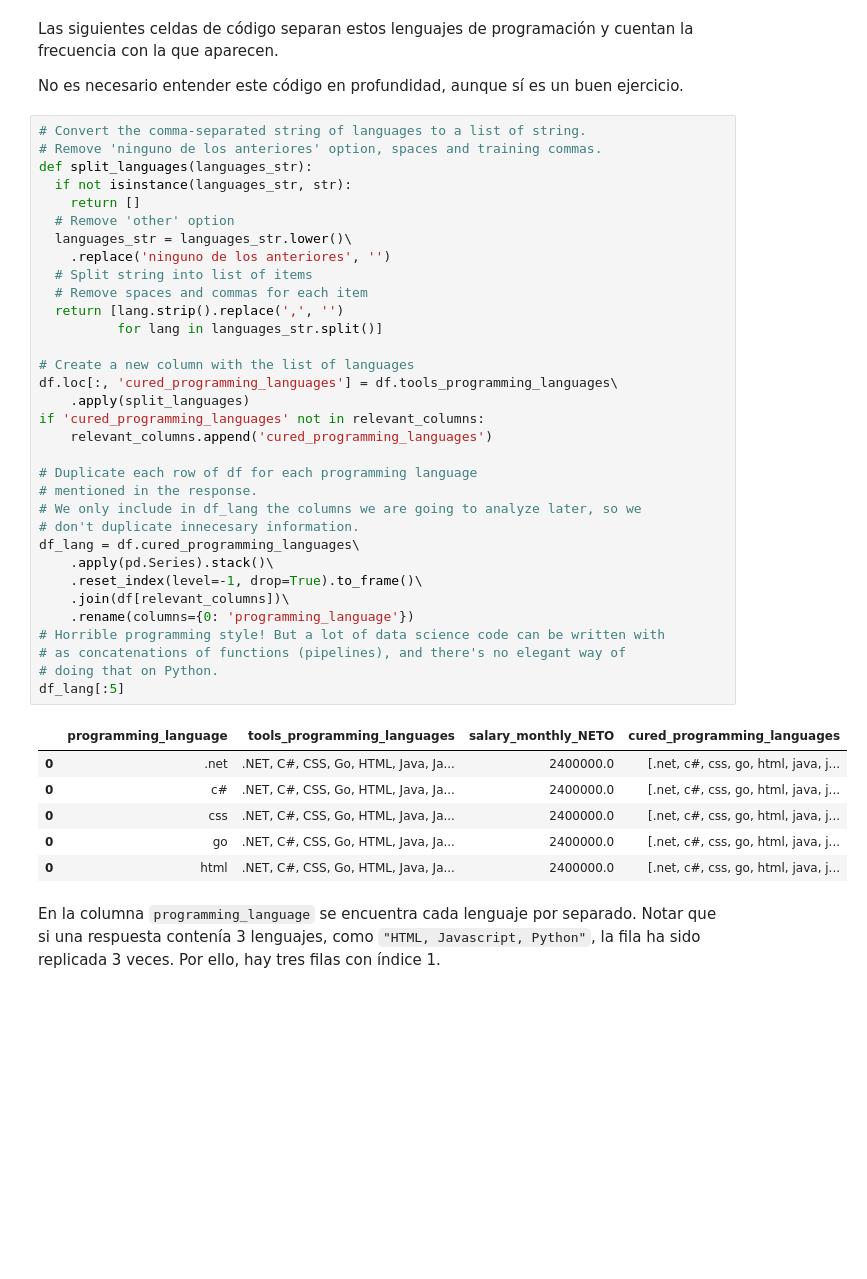
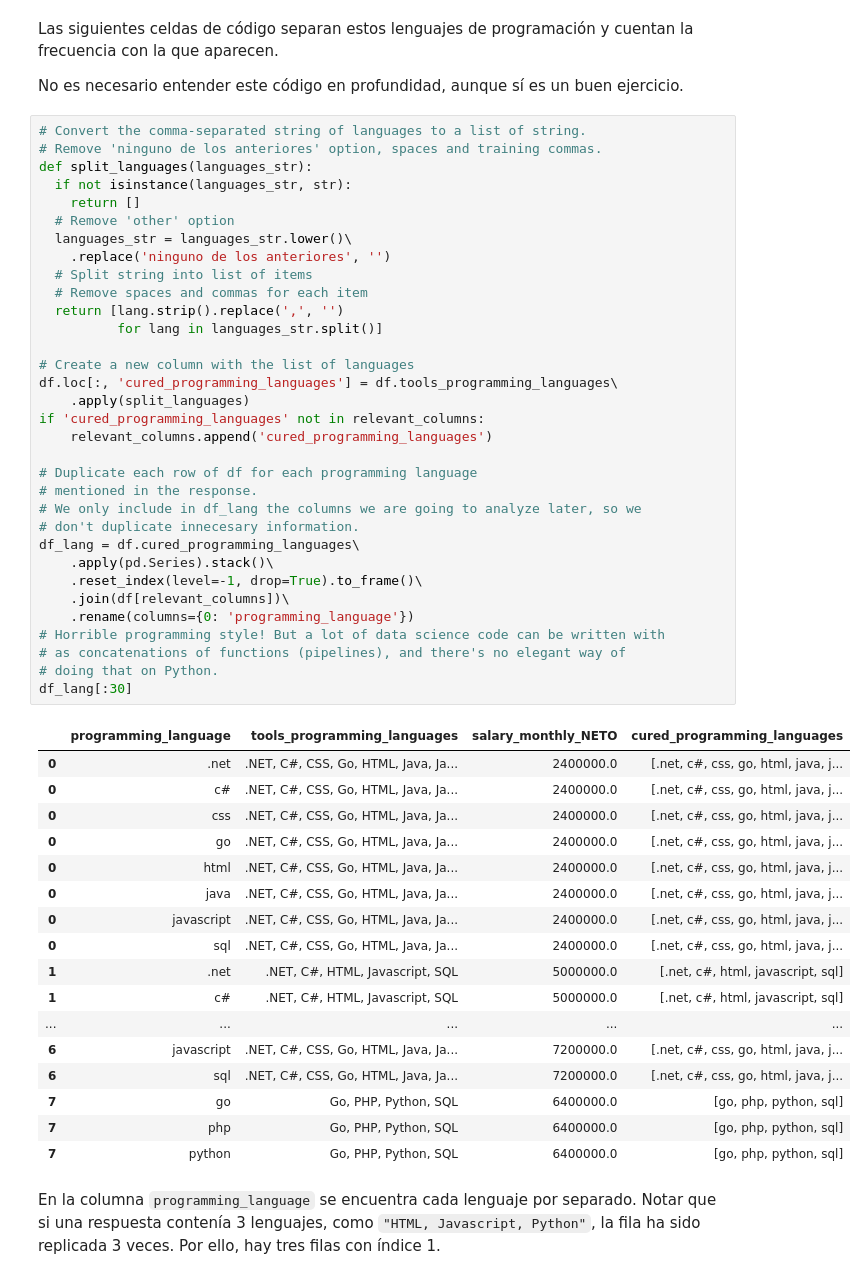
Before and after one commit to sgruyzcki/DiploDatos2026, a Jupyter notebook: Entregable - Parte 1 Sergio.ipynb, the cells around one changed output. Drawn from its saved outputs; the diff is of its cells as text; blank space fills up the shorter version.

```diff
--- a/Entregable - Parte 1 Sergio.ipynb
+++ b/Entregable - Parte 1 Sergio.ipynb
@@ -127,34 +134,45 @@ def split_languages(languages_str):
   # Split string into list of items
   # Remove spaces and commas for each item
   return [lang.strip().replace(',', '')
           for lang in languages_str.split()]
 
 # Create a new column with the list of languages
 df.loc[:, 'cured_programming_languages'] = df.tools_programming_languages\
     .apply(split_languages)
 if 'cured_programming_languages' not in relevant_columns:
     relevant_columns.append('cured_programming_languages')
 
 # Duplicate each row of df for each programming language
 # mentioned in the response.
 # We only include in df_lang the columns we are going to analyze later, so we
 # don't duplicate innecesary information.
 df_lang = df.cured_programming_languages\
     .apply(pd.Series).stack()\
     .reset_index(level=-1, drop=True).to_frame()\
     .join(df[relevant_columns])\
     .rename(columns={0: 'programming_language'})
 # Horrible programming style! But a lot of data science code can be written with
 # as concatenations of functions (pipelines), and there's no elegant way of
 # doing that on Python.
-df_lang[:5]
+df_lang[:30]
 # %% [output]
 |  | programming_language | tools_programming_languages | salary_monthly_NETO | cured_programming_languages |
 | 0 | .net | .NET, C#, CSS, Go, HTML, Java, Ja... | 2400000.0 | [.net, c#, css, go, html, java, j... |
 | 0 | c# | .NET, C#, CSS, Go, HTML, Java, Ja... | 2400000.0 | [.net, c#, css, go, html, java, j... |
 | 0 | css | .NET, C#, CSS, Go, HTML, Java, Ja... | 2400000.0 | [.net, c#, css, go, html, java, j... |
 | 0 | go | .NET, C#, CSS, Go, HTML, Java, Ja... | 2400000.0 | [.net, c#, css, go, html, java, j... |
 | 0 | html | .NET, C#, CSS, Go, HTML, Java, Ja... | 2400000.0 | [.net, c#, css, go, html, java, j... |
+| 0 | java | .NET, C#, CSS, Go, HTML, Java, Ja... | 2400000.0 | [.net, c#, css, go, html, java, j... |
+| 0 | javascript | .NET, C#, CSS, Go, HTML, Java, Ja... | 2400000.0 | [.net, c#, css, go, html, java, j... |
+| 0 | sql | .NET, C#, CSS, Go, HTML, Java, Ja... | 2400000.0 | [.net, c#, css, go, html, java, j... |
+| 1 | .net | .NET, C#, HTML, Javascript, SQL | 5000000.0 | [.net, c#, html, javascript, sql] |
+| 1 | c# | .NET, C#, HTML, Javascript, SQL | 5000000.0 | [.net, c#, html, javascript, sql] |
+| ... | ... | ... | ... | ... |
+| 6 | javascript | .NET, C#, CSS, Go, HTML, Java, Ja... | 7200000.0 | [.net, c#, css, go, html, java, j... |
+| 6 | sql | .NET, C#, CSS, Go, HTML, Java, Ja... | 7200000.0 | [.net, c#, css, go, html, java, j... |
+| 7 | go | Go, PHP, Python, SQL | 6400000.0 | [go, php, python, sql] |
+| 7 | php | Go, PHP, Python, SQL | 6400000.0 | [go, php, python, sql] |
+| 7 | python | Go, PHP, Python, SQL | 6400000.0 | [go, php, python, sql] |
 # %% [markdown]
 En la columna `programming_language` se encuentra cada lenguaje por separado. Notar que si una respuesta contenía 3 lenguajes, como `"HTML, Javascript, Python"`, la fila ha sido replicada 3 veces. Por ello, hay tres filas con índice 1.
 # %%
```
Also changed, not shown: parts of 6 cells of this notebook.
